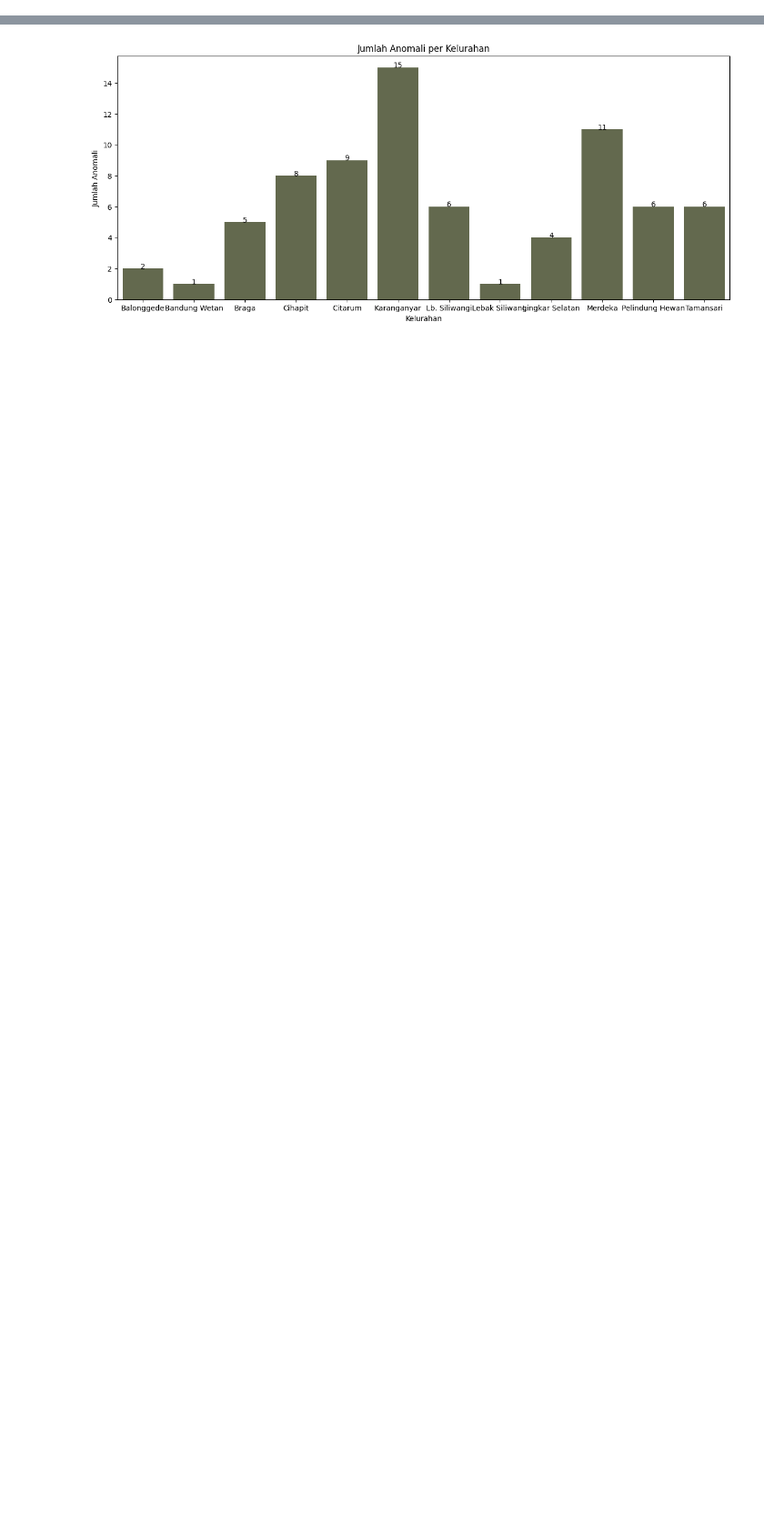
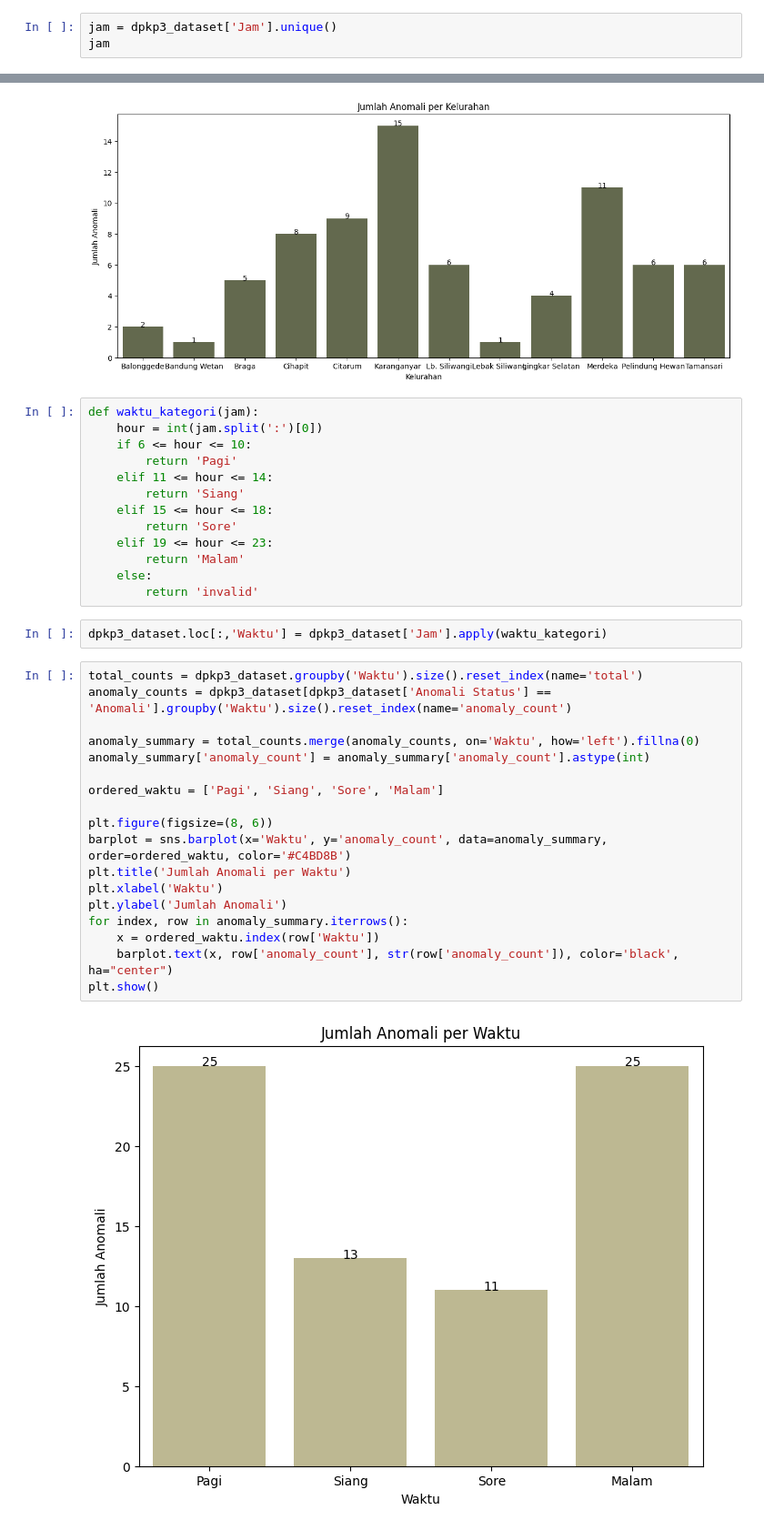
Before and after one commit to KaindraDjoemena/cctv-dv, a Jupyter notebook: data_visualization.ipynb, the cells around one changed output, grey strips where cells are left out. Shown: that part at 91% size. Cells and saved outputs as stored; diff of their text form; blank space fills up the shorter version.

Commit message:
add waktu

```diff
--- a/data_visualization.ipynb
+++ b/data_visualization.ipynb
@@ -75,0 +73,3 @@ sumur_bandung_data.head()
+# %%
+jam = dpkp3_dataset['Jam'].unique()
+jam
@@ -173,3 +183,38 @@ for index, row in anomaly_summary.iterrows():
 plt.show()
 # %% [output]
 [figure]
+# %%
+def waktu_kategori(jam):
+    hour = int(jam.split(':')[0])
+    if 6 <= hour <= 10:
+        return 'Pagi'
+    elif 11 <= hour <= 14:
+        return 'Siang'
+    elif 15 <= hour <= 18:
+        return 'Sore'
+    elif 19 <= hour <= 23:
+        return 'Malam'
+    else:
+        return 'invalid'
+# %%
+dpkp3_dataset.loc[:,'Waktu'] = dpkp3_dataset['Jam'].apply(waktu_kategori)
+# %%
+total_counts = dpkp3_dataset.groupby('Waktu').size().reset_index(name='total')
+anomaly_counts = dpkp3_dataset[dpkp3_dataset['Anomali Status'] == 'Anomali'].groupby('Waktu').size().reset_index(name='anomaly_count')
+
+anomaly_summary = total_counts.merge(anomaly_counts, on='Waktu', how='left').fillna(0)
+anomaly_summary['anomaly_count'] = anomaly_summary['anomaly_count'].astype(int)
+
+ordered_waktu = ['Pagi', 'Siang', 'Sore', 'Malam']
+
+plt.figure(figsize=(8, 6))
+barplot = sns.barplot(x='Waktu', y='anomaly_count', data=anomaly_summary, order=ordered_waktu, color='#C4BD8B')
+plt.title('Jumlah Anomali per Waktu')
+plt.xlabel('Waktu')
+plt.ylabel('Jumlah Anomali')
+for index, row in anomaly_summary.iterrows():
+    x = ordered_waktu.index(row['Waktu'])
+    barplot.text(x, row['anomaly_count'], str(row['anomaly_count']), color='black', ha="center")
+plt.show()
+# %% [output]
+[figure, added]
```
Also changed, not shown: parts of 3 cells of this notebook.
